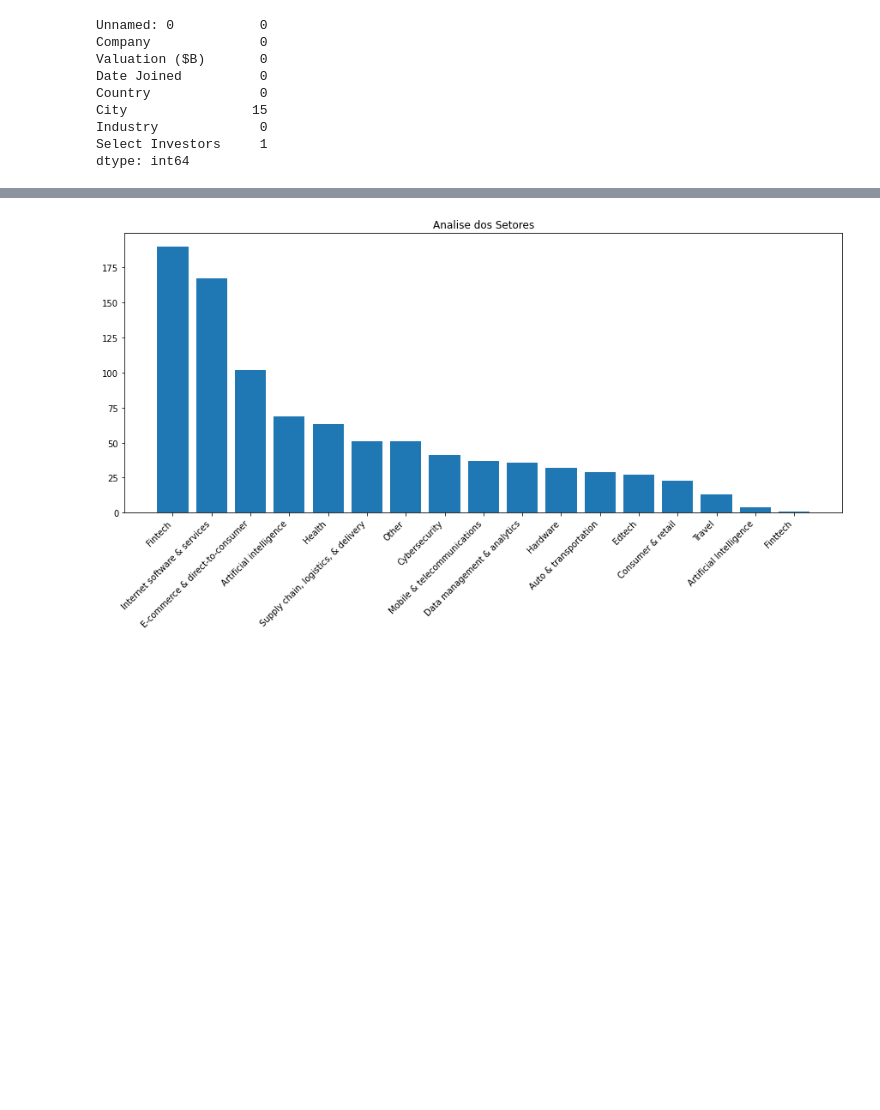
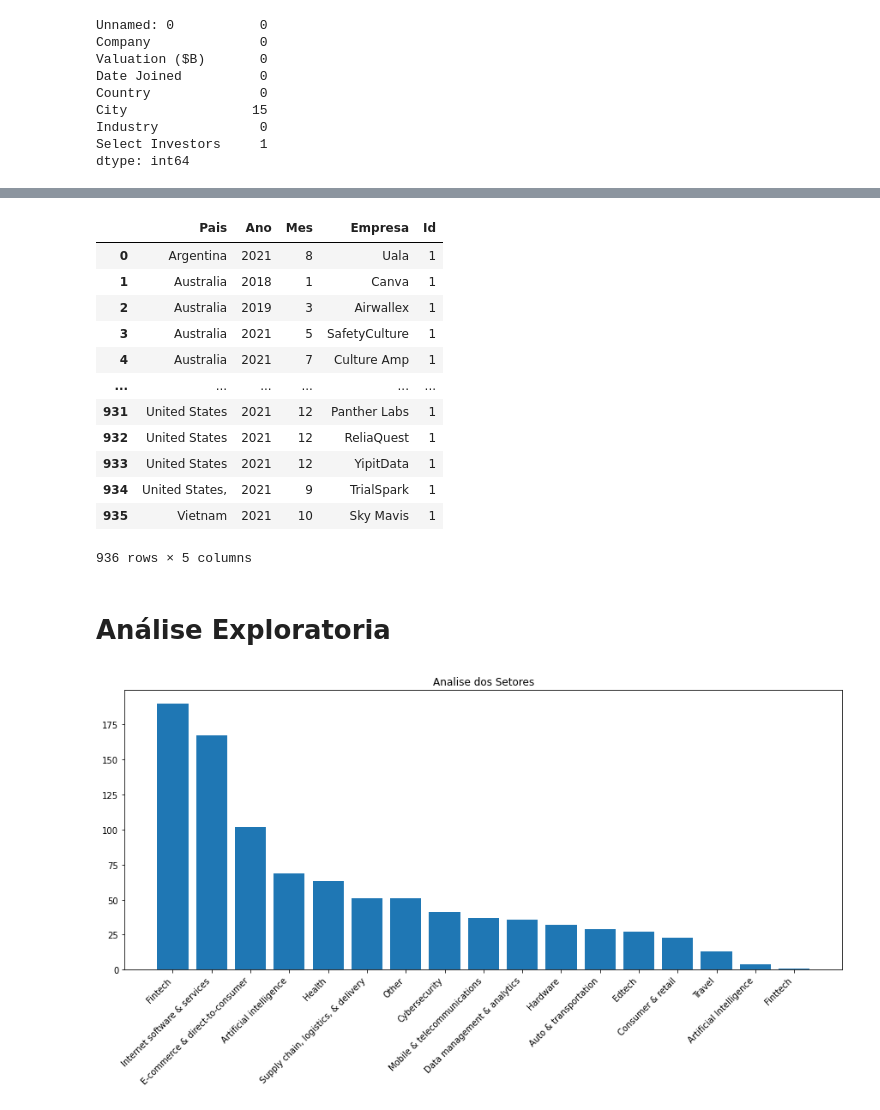
Before and after one commit to Matheus720/Analises-Diagnosticas, a Jupyter notebook: Projeto - Investimeto Unicórnios.ipynb, the cells around one changed output, grey strips where cells are left out. Drawn from its saved outputs; the diff is of its cells as text; code cells hidden in the pictures; blank space fills up the shorter version.

```diff
--- a/Projeto - Investimeto Unicórnios.ipynb
+++ b/Projeto - Investimeto Unicórnios.ipynb
@@ -54,3 +111,23 @@ df.describe(include=object)
+# %%
+Analise_Agrupada = df.groupby( by=['Pais', 'Ano', 'Mes', 'Empresa'] ).count()['Id'].reset_index()
+
+Analise_Agrupada
+# %% [output]
+|  | Pais | Ano | Mes | Empresa | Id |
+| 0 | Argentina | 2021 | 8 | Uala | 1 |
+| 1 | Australia | 2018 | 1 | Canva | 1 |
+| 2 | Australia | 2019 | 3 | Airwallex | 1 |
+| 3 | Australia | 2021 | 5 | SafetyCulture | 1 |
+| 4 | Australia | 2021 | 7 | Culture Amp | 1 |
+| ... | ... | ... | ... | ... | ... |
+| 931 | United States | 2021 | 12 | Panther Labs | 1 |
+| 932 | United States | 2021 | 12 | ReliaQuest | 1 |
+| 933 | United States | 2021 | 12 | YipitData | 1 |
+| 934 | United States, | 2021 | 9 | TrialSpark | 1 |
+| 935 | Vietnam | 2021 | 10 | Sky Mavis | 1 |
+936 rows × 5 columns
+# %% [markdown]
+# Análise Exploratoria
 # %%
 plt.figure( figsize=(15,6) )
 plt.title('Analise dos Setores')
```
Also changed, not shown: parts of 25 cells of this notebook.
